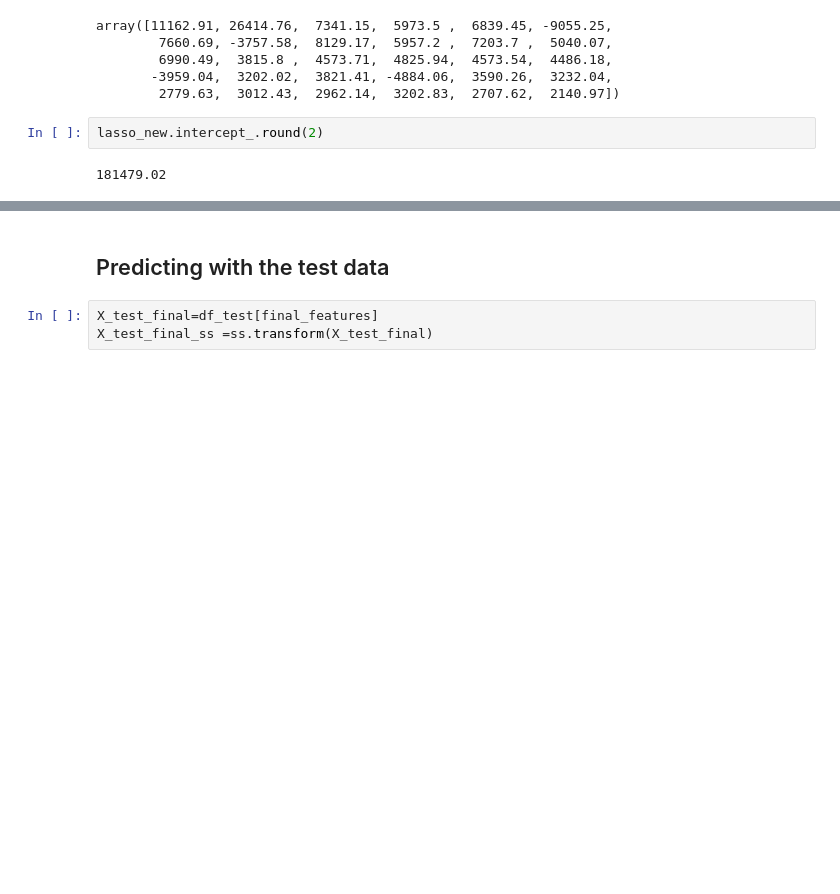
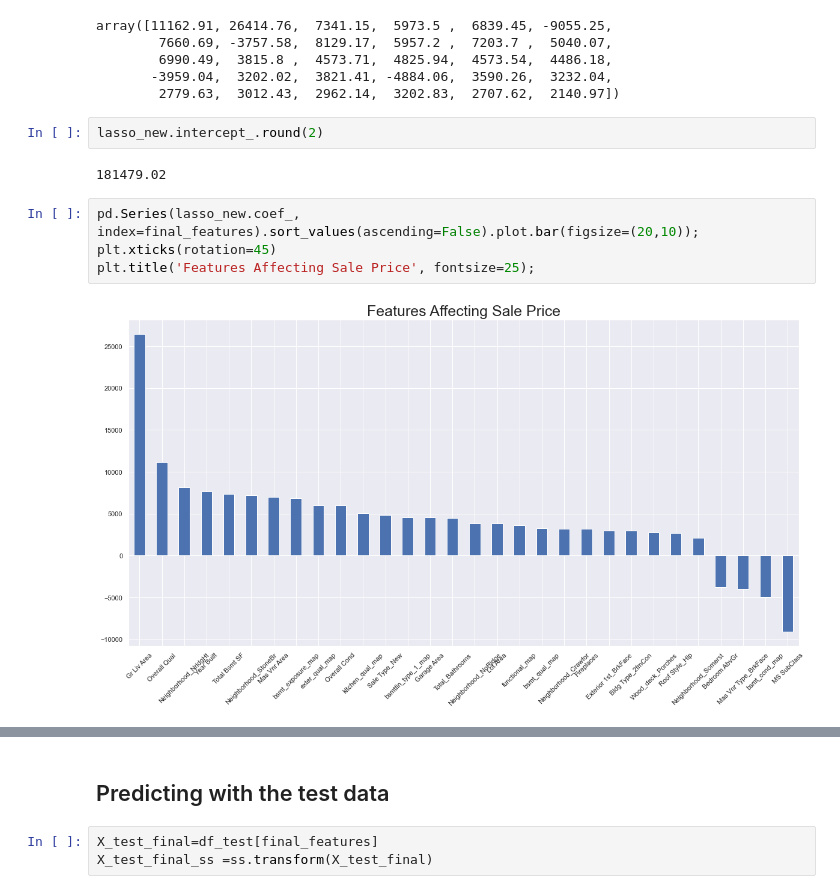
Before and after one commit to randyneo17/GA_DSI14_Projects, a Jupyter notebook: Project_2/Project_2.ipynb, the cells around one changed output, grey strips where cells are left out. Saved outputs shown, nothing was run; the diff lists cells and outputs as text; blank space fills up the shorter version.

```diff
--- a/Project_2/Project_2.ipynb
+++ b/Project_2/Project_2.ipynb
@@ -1682,3 +1685,9 @@ array([11162.91, 26414.76,  7341.15,  5973.5 ,  6839.45, -9055.25,
 lasso_new.intercept_.round(2)
 # %% [output]
 181479.02
+# %%
+pd.Series(lasso_new.coef_, index=final_features).sort_values(ascending=False).plot.bar(figsize=(20,10));
+plt.xticks(rotation=45)
+plt.title('Features Affecting Sale Price', fontsize=25);
+# %% [output]
+[figure, added]
```
Also changed, not shown: parts of 10 cells of this notebook.
